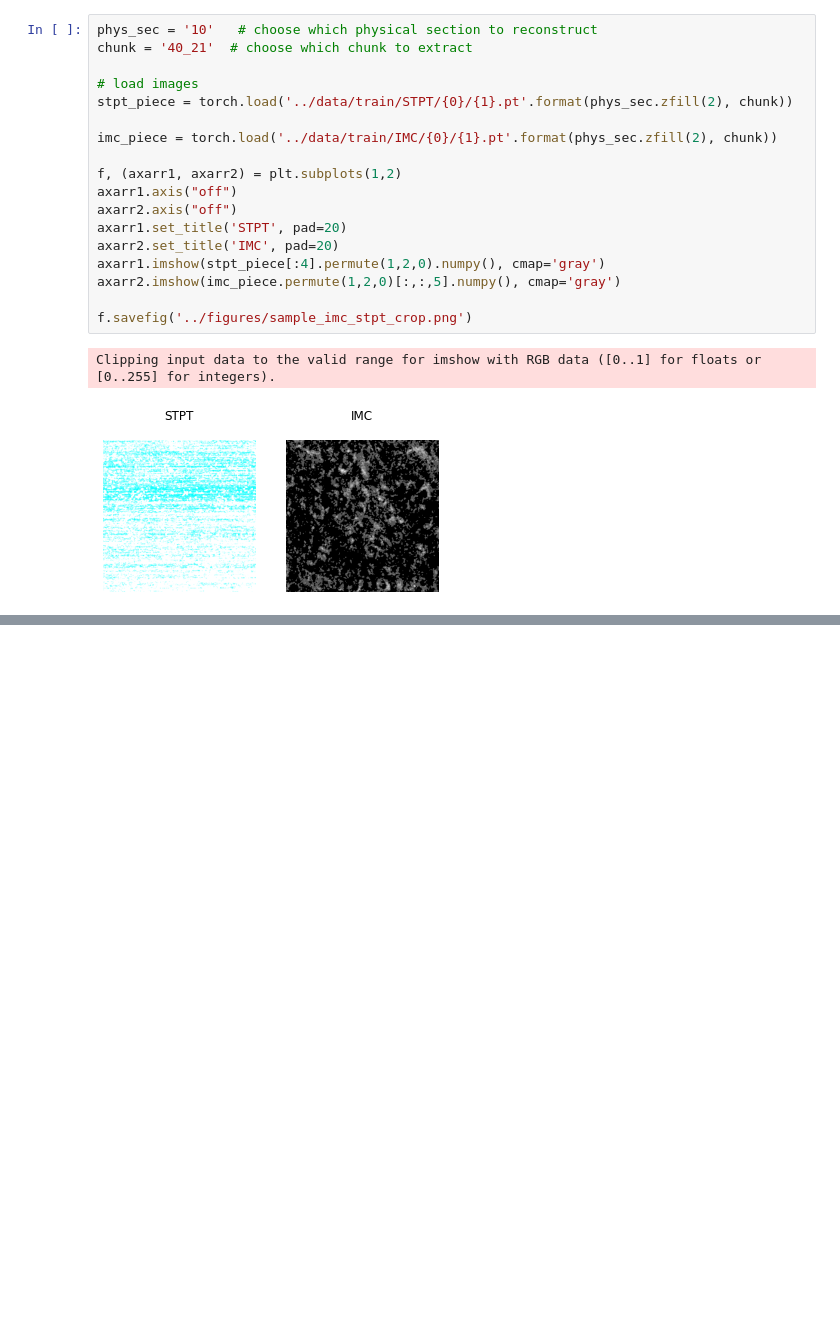
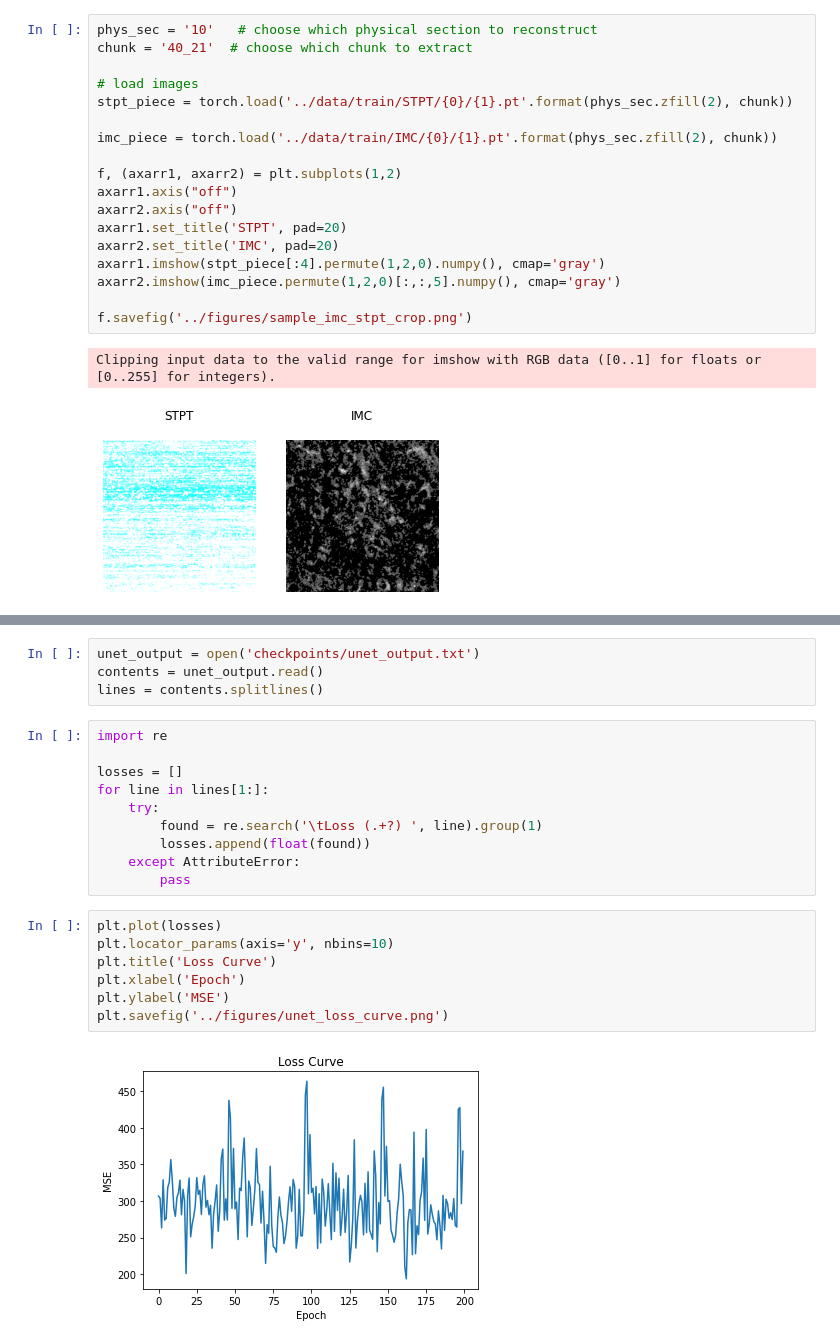
Before and after one commit to keviny2/stpt2imc, a Jupyter notebook: utils/visualization.ipynb, the cells around one changed output, grey strips where cells are left out. Cells and saved outputs as stored; diff of their text form; blank space fills up the shorter version.

```diff
--- a/utils/visualization.ipynb
+++ b/utils/visualization.ipynb
@@ -54,0 +63,23 @@ Clipping input data to the valid range for imshow with RGB data ([0..1] for floa
+# %%
+unet_output = open('checkpoints/unet_output.txt')
+contents = unet_output.read()
+lines = contents.splitlines()
+# %%
+import re
+
+losses = []
+for line in lines[1:]:
+    try:
+        found = re.search('\tLoss (.+?) ', line).group(1)
+        losses.append(float(found))
+    except AttributeError:
+        pass
+# %%
+plt.plot(losses)
+plt.locator_params(axis='y', nbins=10)
+plt.title('Loss Curve')
+plt.xlabel('Epoch')
+plt.ylabel('MSE')
+plt.savefig('../figures/unet_loss_curve.png')
+# %% [output]
+[figure, added]
```
Also changed, not shown: parts of 1 cell of this notebook, 3 other files.
